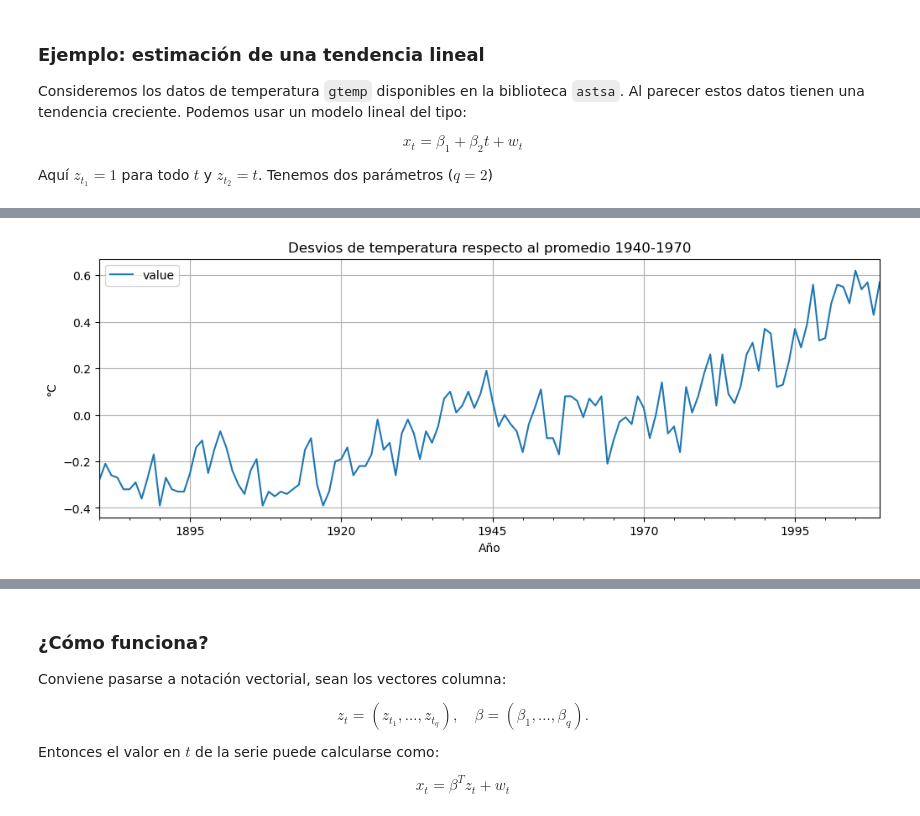
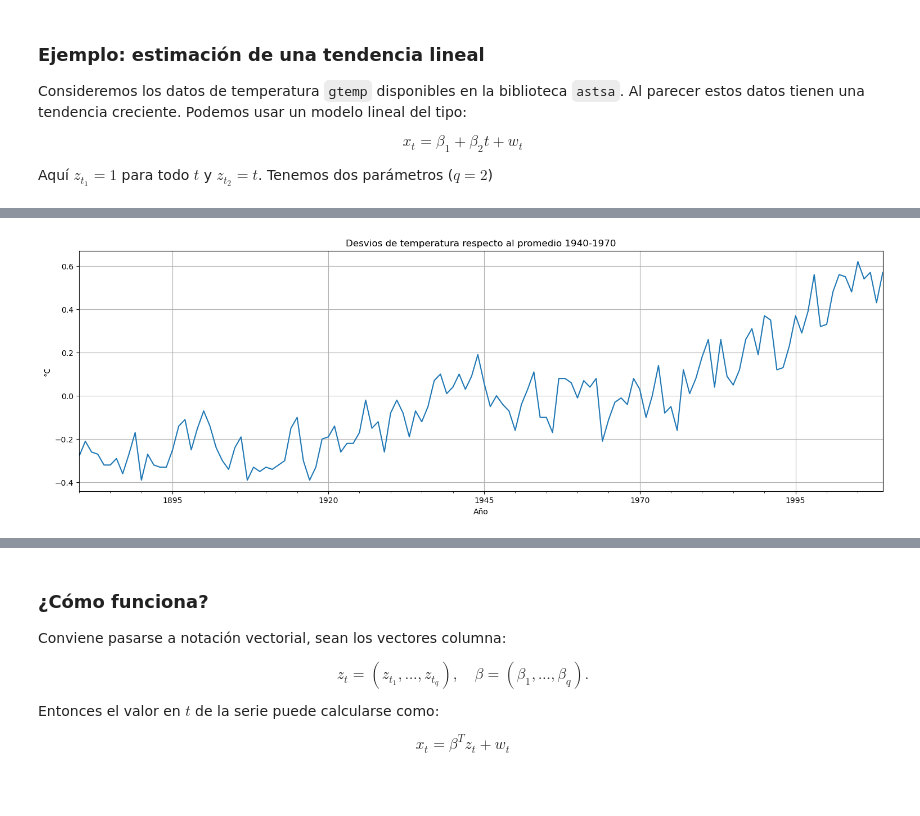
Before and after one commit to aferragu/curso_series_temporales, a Jupyter notebook: 2- Analisis exploratorio/Analisis Exploratorio de Series Temporales - Parte 1.ipynb, the cells around one changed output, grey strips where cells are left out. Drawn from its saved outputs; the diff is of its cells as text; code cells hidden in the pictures; blank space fills up the shorter version.

```diff
--- a/2- Analisis exploratorio/Analisis Exploratorio de Series Temporales - Parte 1.ipynb
+++ b/2- Analisis exploratorio/Analisis Exploratorio de Series Temporales - Parte 1.ipynb
@@ -51,7 +51,8 @@ Aquí $z_{t_1} = 1$ para todo $t$ y $z_{t_2} = t$. Tenemos dos parámetros ($q=2
 import matplotlib.pyplot as plt
 import astsadata as astsa
 
-plt.rcParams['figure.figsize'] = [12,4]
+plt.rcParams['figure.figsize'] = [15,5]
 plt.rcParams['axes.grid'] = True
+plt.rcParams['figure.constrained_layout.use'] = True
 # %%
 gtemp = astsa.gtemp #para mirar los datos
@@ -74,10 +64,10 @@ gtemp
 # %%
-gtemp.plot();
+gtemp.plot(legend=False);
 plt.title("Desvios de temperatura respecto al promedio 1940-1970")
 plt.ylabel("°C")
 plt.xlabel("Año");
 # %% [output]
-[figure, old version]
+[figure, new version]
 # %%
 import numpy as np
 import pandas as pd
```
Also changed, not shown: parts of 12 cells of this notebook, 3 other files.
